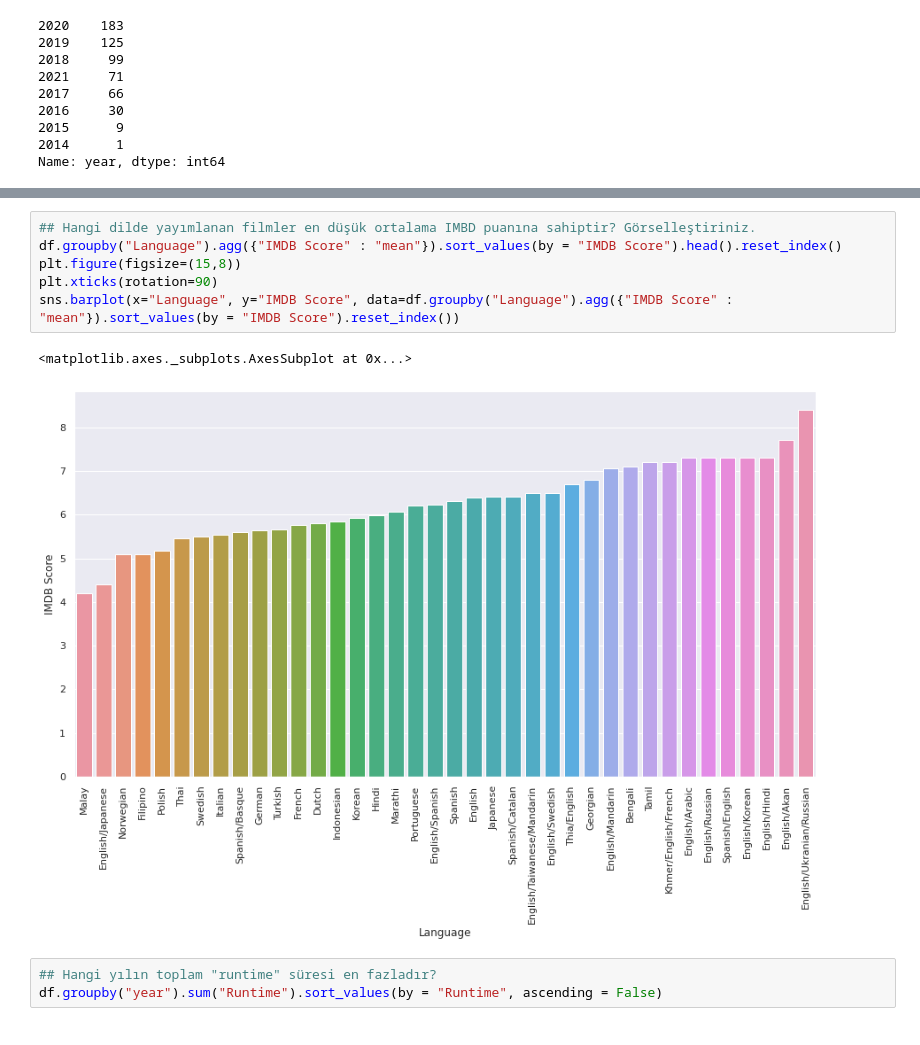
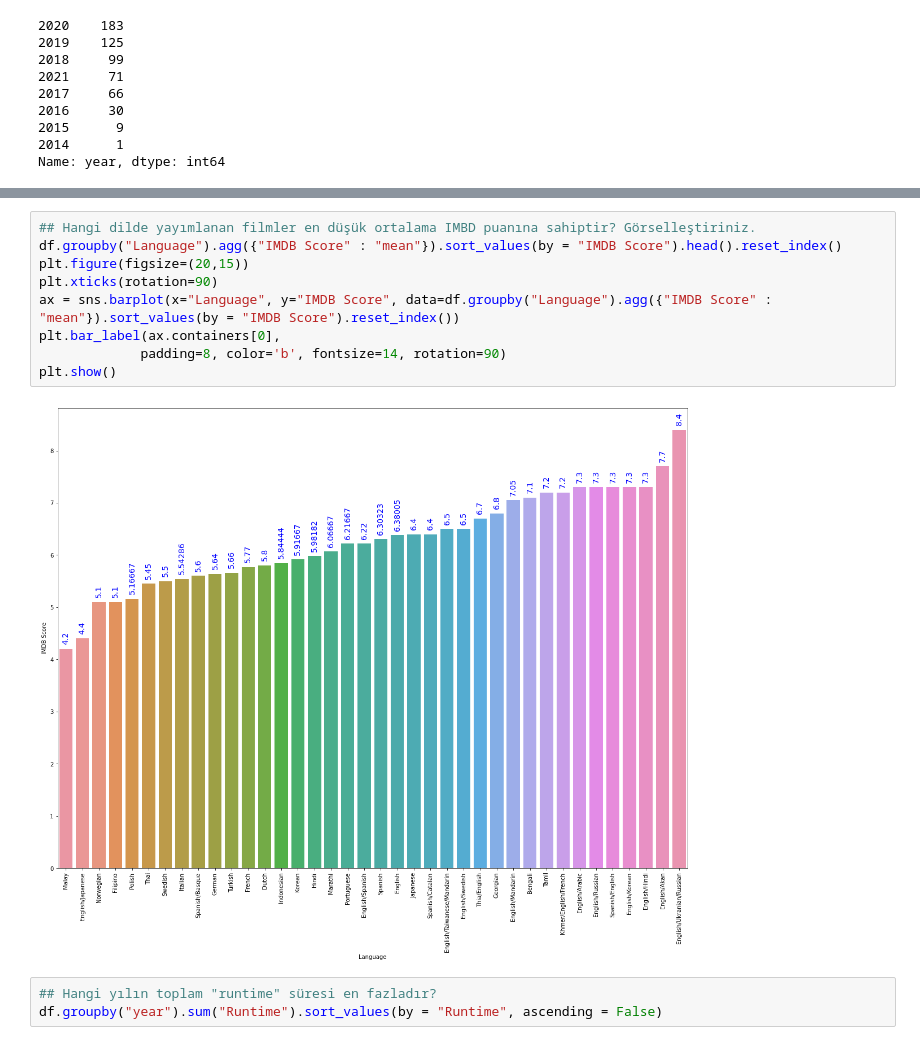
Before and after one commit to CanKemaloglu/GlobalAiHubProjects, a Jupyter notebook: Proje2_GlobalAIHub.ipynb, the cells around one changed output, grey strips where cells are left out. Cells and saved outputs as stored; diff of their text form.

```diff
--- a/Proje2_GlobalAIHub.ipynb
+++ b/Proje2_GlobalAIHub.ipynb
@@ -278,12 +298,14 @@ fig.show()
 # %%
 ## Hangi dilde yayımlanan filmler en düşük ortalama IMBD puanına sahiptir? Görselleştiriniz.
 df.groupby("Language").agg({"IMDB Score" : "mean"}).sort_values(by = "IMDB Score").head().reset_index()
-plt.figure(figsize=(15,8))
+plt.figure(figsize=(20,15))
 plt.xticks(rotation=90)
-sns.barplot(x="Language", y="IMDB Score", data=df.groupby("Language").agg({"IMDB Score" : "mean"}).sort_values(by = "IMDB Score").reset_index())
+ax = sns.barplot(x="Language", y="IMDB Score", data=df.groupby("Language").agg({"IMDB Score" : "mean"}).sort_values(by = "IMDB Score").reset_index())
+plt.bar_label(ax.containers[0],
+             padding=8, color='b', fontsize=14, rotation=90)
+plt.show()
 # %% [output]
-<matplotlib.axes._subplots.AxesSubplot at 0x...>
-[figure, old version]
+[figure, new version]
 # %%
 ## Hangi yılın toplam "runtime" süresi en fazladır?
 df.groupby("year").sum("Runtime").sort_values(by = "Runtime", ascending = False)
```
Also changed, not shown: parts of 8 cells of this notebook.
